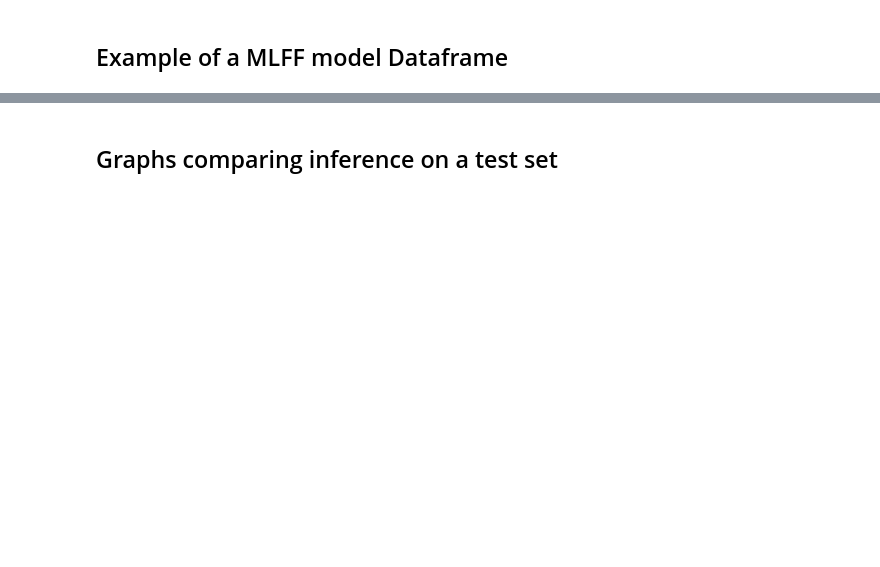
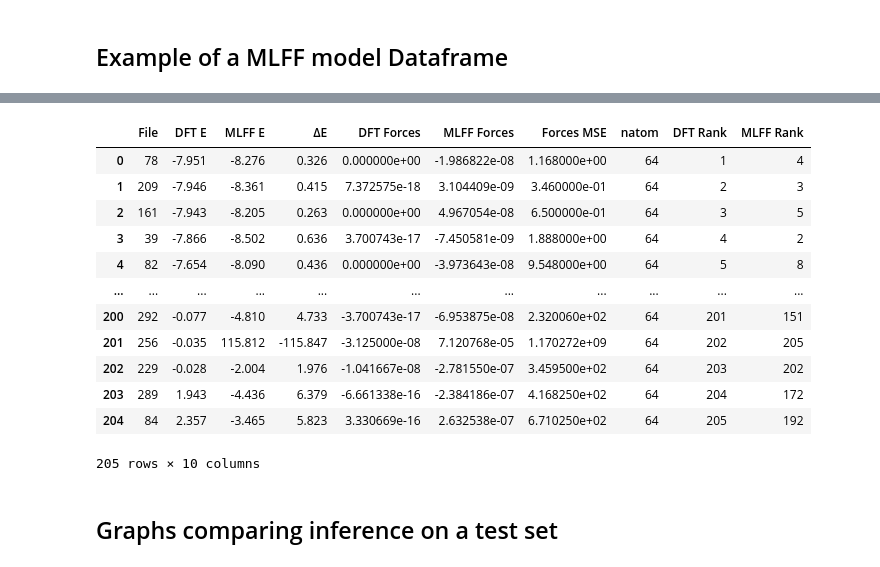
Before and after one commit to ignaciomigliaro/MLFF_training, a Jupyter notebook: Inference/mlff_inference_test.ipynb, the cells around one changed output, grey strips where cells are left out. Saved outputs shown, nothing was run; the diff lists cells and outputs as text; code cells hidden in the pictures; blank space fills up the shorter version.

```diff
--- a/Inference/mlff_inference_test.ipynb
+++ b/Inference/mlff_inference_test.ipynb
@@ -101,3 +107,19 @@ all_data_1
+# %%
+df_72624
+# %% [output]
+|  | File | DFT E | MLFF E | ΔE | DFT Forces | MLFF Forces | Forces MSE | natom | DFT Rank | MLFF Rank |
+| 0 | 78 | -7.951 | -8.276 | 0.326 | 0.000000e+00 | -1.986822e-08 | 1.168000e+00 | 64 | 1 | 4 |
+| 1 | 209 | -7.946 | -8.361 | 0.415 | 7.372575e-18 | 3.104409e-09 | 3.460000e-01 | 64 | 2 | 3 |
+| 2 | 161 | -7.943 | -8.205 | 0.263 | 0.000000e+00 | 4.967054e-08 | 6.500000e-01 | 64 | 3 | 5 |
+| 3 | 39 | -7.866 | -8.502 | 0.636 | 3.700743e-17 | -7.450581e-09 | 1.888000e+00 | 64 | 4 | 2 |
+| 4 | 82 | -7.654 | -8.090 | 0.436 | 0.000000e+00 | -3.973643e-08 | 9.548000e+00 | 64 | 5 | 8 |
+| ... | ... | ... | ... | ... | ... | ... | ... | ... | ... | ... |
+| 200 | 292 | -0.077 | -4.810 | 4.733 | -3.700743e-17 | -6.953875e-08 | 2.320060e+02 | 64 | 201 | 151 |
+| 201 | 256 | -0.035 | 115.812 | -115.847 | -3.125000e-08 | 7.120768e-05 | 1.170272e+09 | 64 | 202 | 205 |
+| 202 | 229 | -0.028 | -2.004 | 1.976 | -1.041667e-08 | -2.781550e-07 | 3.459500e+02 | 64 | 203 | 202 |
+| 203 | 289 | 1.943 | -4.436 | 6.379 | -6.661338e-16 | -2.384186e-07 | 4.168250e+02 | 64 | 204 | 172 |
+| 204 | 84 | 2.357 | -3.465 | 5.823 | 3.330669e-16 | 2.632538e-07 | 6.710250e+02 | 64 | 205 | 192 |
+205 rows × 10 columns
 # %% [markdown]
 ## Graphs comparing inference on a test set
 # %%
```
Also changed, not shown: parts of 13 cells of this notebook, 2 other files.
